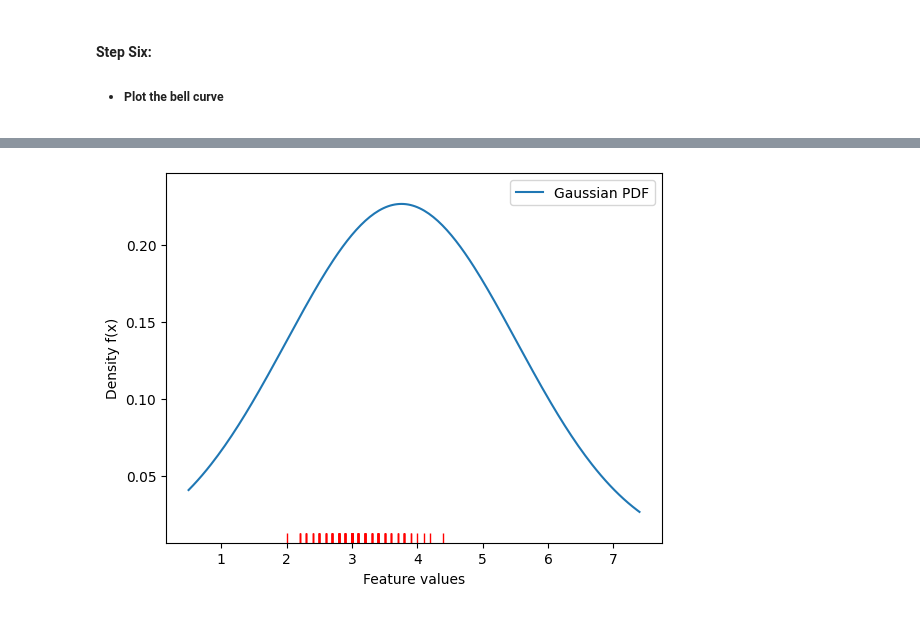
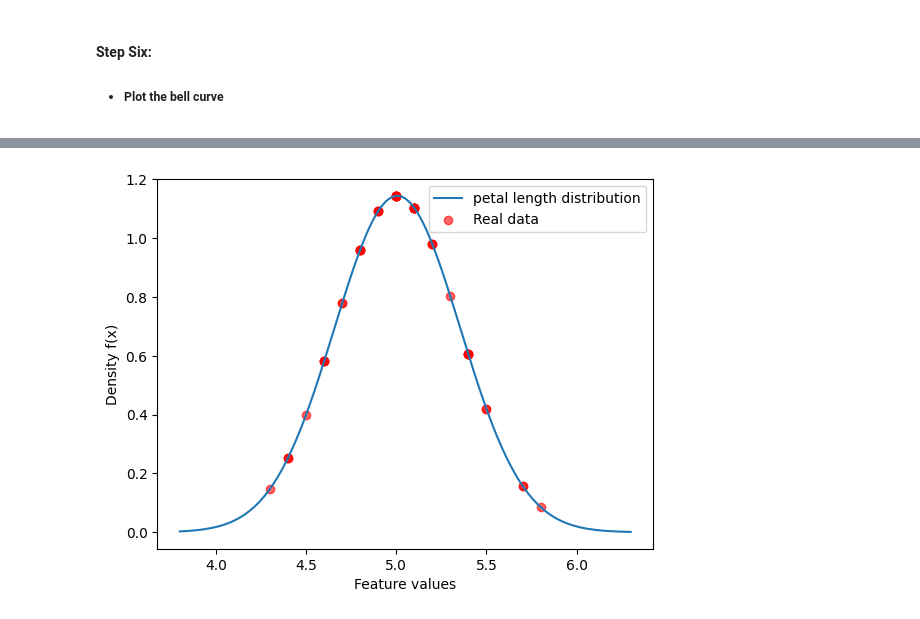
Before and after one commit to RenanAlves13/labs_machine_learning, a Jupyter notebook: Labs/lab1/lab1_extension_gaussian.ipynb, the cells around one changed output, grey strips where cells are left out. Drawn from its saved outputs; the diff is of its cells as text; code cells hidden in the pictures.

```diff
--- a/Labs/lab1/lab1_extension_gaussian.ipynb
+++ b/Labs/lab1/lab1_extension_gaussian.ipynb
@@ -83,3 +84,11 @@ print(sepal)
 ####  **Step Two:**
 
 - ##### Filter by class
+# %%
+labels = iris.target
+print(labels)
+
+# filtering only setosa (class 0)
+setosa_sepal_length = sepal_length[labels == 0]
+
+print(setosa_sepal_length)
@@ -89,13 +107,13 @@ print(sepal)
 - ##### Compute summry statistics
 # %%
 # Mean (μ)
-mean = np.mean(sepal)
+mean = np.mean(setosa_sepal_length)
 
 # Variance (σ²)
-variance = np.var(sepal)
+variance = np.var(setosa_sepal_length)
 
 # Standard Deviation (σ = √σ²)
-std_dev = np.std(sepal)
+std_dev = np.std(setosa_sepal_length)
 
 print("Mean:", mean)
 print("Variance:", variance)
@@ -109,8 +127,8 @@ Standard Deviation: 0.4344109677354946
 
 - ##### Define a x-range
 # %%
-x_range = np.linspace(sepal.min() - 0.5,
-                      sepal.max() + 0.5,
+x_range = np.linspace(setosa_sepal_length.min() - 0.5,
+                      setosa_sepal_length.max() + 0.5,
                       200)
 # %%
 print(len(x_range))
@@ -121,8 +139,8 @@ print(len(x_range))
 
 - ##### Evaluate the Gaussian PDF
 # %%
-# Probability density function
-pdf = (1 / (sigma * np.sqrt(2 * np.pi))) * np.exp(- (x_range - mu)**2 / (2 * sigma**2))
+# Probability Density Function (PDF) da Normal
+pdf = (1 / (std_dev * np.sqrt(2 * np.pi))) * np.exp(- (x_range - mean)**2 / (2 * std_dev**2))
 # %% [markdown]
 #### **Step Six:**
 
@@ -141,9 +148,15 @@ plt.show()
-# %%
-plt.plot(x_range, pdf, label="Gaussian PDF")
-sns.rugplot(sepal, color="red")
-plt.xlabel("Feature values")
-plt.ylabel("Density f(x)")
-plt.legend()
-plt.show()
-# %% [output]
-[figure, removed]
+# %%
+# PDF for setosa_sepal_length
+mean, std = np.mean(setosa_sepal_length), np.std(setosa_sepal_length)
+
+# PDF with real data
+y_points = norm.pdf(setosa_sepal_length, mean, std)
+
+plt.plot(x_range, pdf, label="petal length distribution")
+plt.scatter(setosa_sepal_length, y_points, color="red", alpha=0.6, label="Real data")
+plt.xlabel("Feature values")
+plt.ylabel("Density f(x)")
+plt.legend()
+plt.show()
+# %% [output]
+[figure, added]
```
Also changed, not shown: parts of 25 cells of this notebook.
